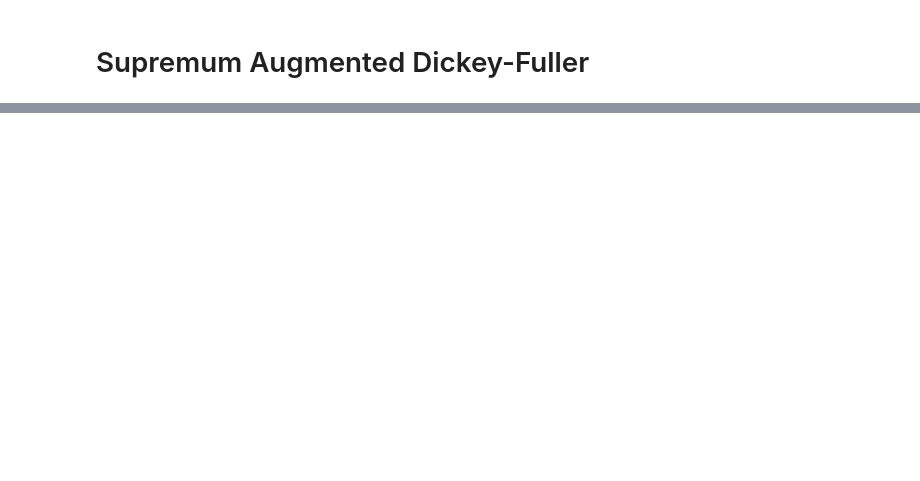
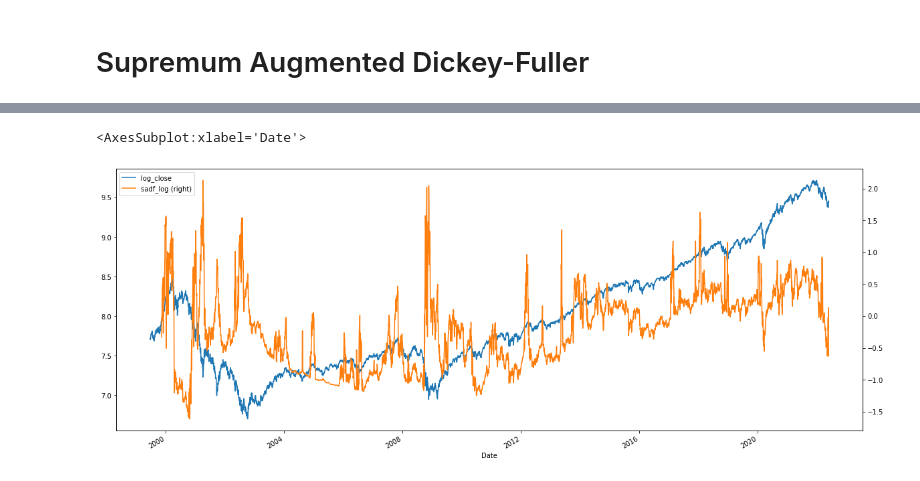
Before and after one commit to maxgao18/AFML, a Jupyter notebook: 17.2.ipynb, the cells around one changed output, grey strips where cells are left out. Cells and saved outputs as stored; diff of their text form; code cells hidden in the pictures; blank space fills up the shorter version.

```diff
--- a/17.2.ipynb
+++ b/17.2.ipynb
@@ -59,0 +61,17 @@ Wall time: 8min 9s
+# %%
+data["log_close"] = np.log(data["Close"])
+data["sadf_log"] = signals.supremum_augmented_dickey_fuller_statistic(
+    data["log_close"],
+    min_window_size=100,
+    max_window_size=3100,
+    window_step=200,
+    stat_step=1,
+    maxlag=10,
+    autolag=None,
+)
+data[["log_close", "sadf_log"]].interpolate(method="linear").plot(
+    secondary_y="sadf_log", figsize=(20, 8)
+)
+# %% [output]
+<AxesSubplot:xlabel='Date'>
+[figure, added]
```
Also changed, not shown: parts of 6 cells of this notebook, 2 other files.
